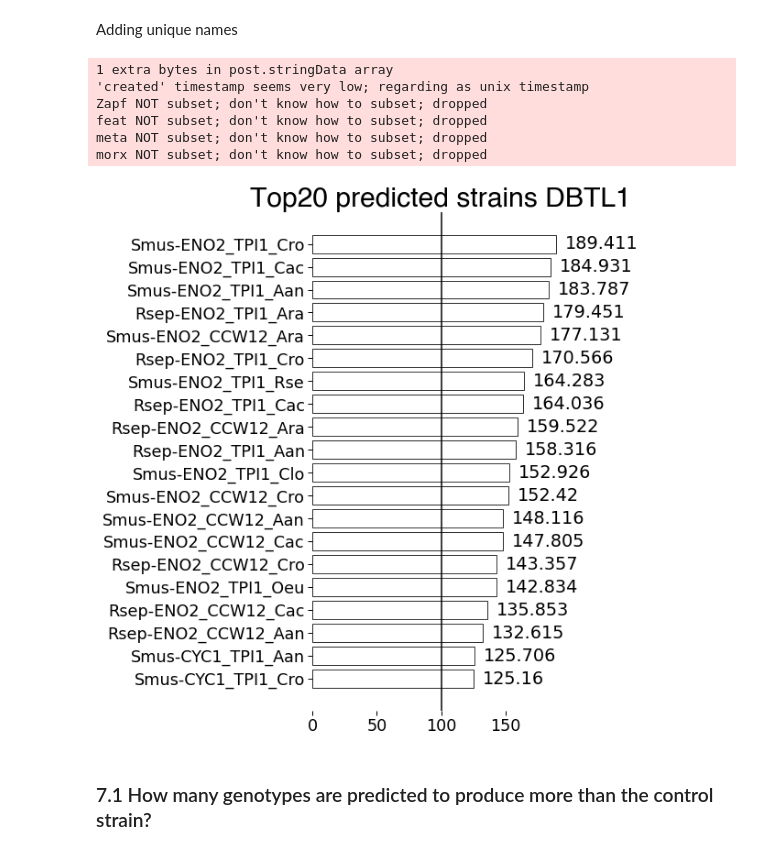
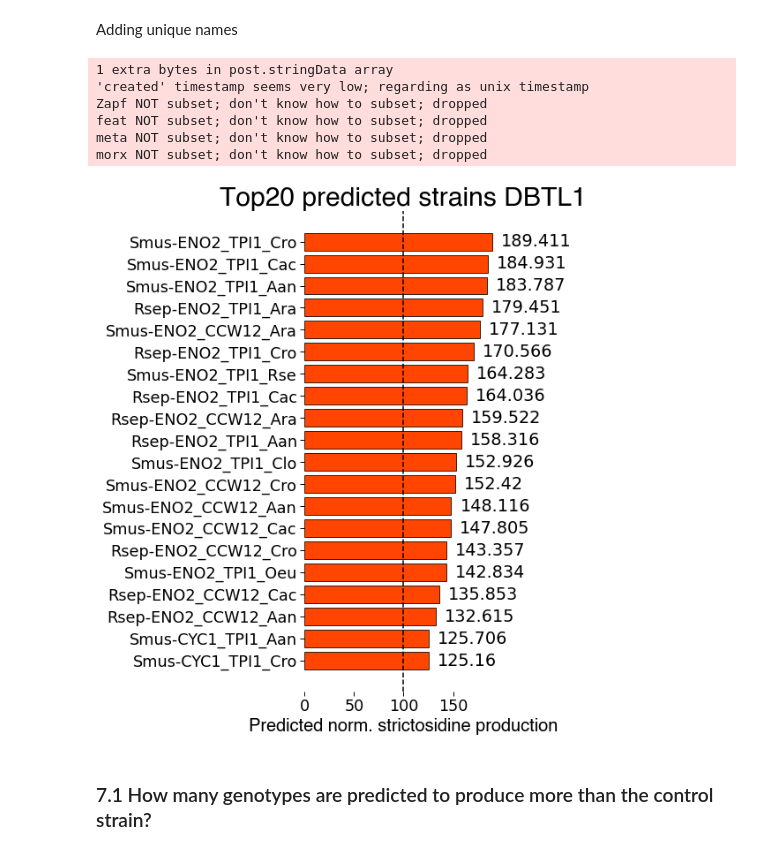
Before and after one commit to hiyama341/teemi, a Jupyter notebook: colab_notebooks/07_1_LEARN_DataAnalysis.ipynb, the cells around one changed output. Cells and saved outputs as stored; diff of their text form; code cells hidden in the pictures.

Commit message:
new prediction plot

```diff
--- a/colab_notebooks/07_1_LEARN_DataAnalysis.ipynb
+++ b/colab_notebooks/07_1_LEARN_DataAnalysis.ipynb
@@ -674,20 +665,23 @@ from teemi.learn.plotting import horisontal_bar_plot
 # %%
 # Plotting top 20 strains
 x_axis = list(df_with_genotypes['names'])[:20][::-1]
 y_axis = list(df_with_genotypes['Predicted_strict_production'])[:20][::-1]
 
 horisontal_bar_plot(x_axis,y_axis, path = 'G8H_CPR_library/data/10-plots/07_1_LEARN_DataAnalysis/Top20 predicted strains DBTL1',
                     title = 'Top20 predicted strains DBTL1',
-                   size_height=5,
-                   size_length=10)
+                    size_height=4,
+                   color = '#ff4500',
+                   size_length=10,
+                   x_label='Predicted norm. strictosidine production',
+                   legend = False)
 # %% [output]
 1 extra bytes in post.stringData array
 'created' timestamp seems very low; regarding as unix timestamp
 Zapf NOT subset; don't know how to subset; dropped
 feat NOT subset; don't know how to subset; dropped
 meta NOT subset; don't know how to subset; dropped
 morx NOT subset; don't know how to subset; dropped
-[figure, old version]
+[figure, new version]
 # %% [markdown]
 ### 7.1 How many genotypes are predicted to produce more than the control strain?
 # %%
```
Also changed, not shown: parts of 4 cells of this notebook.
